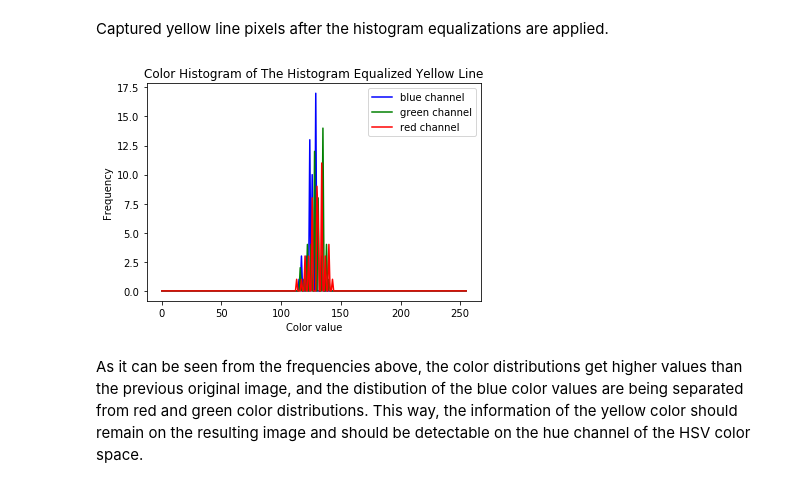
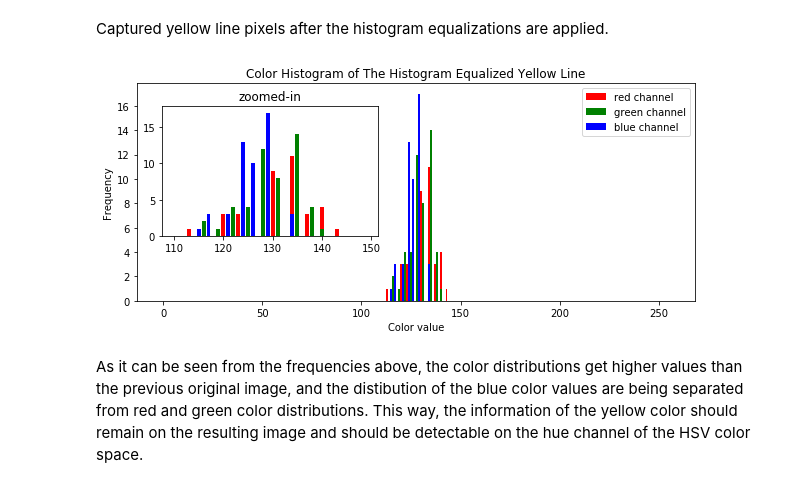
Before and after one commit to musa-atlihan/CarND-Advanced-Lane-Lines, a Jupyter notebook: challenge-illuminant-invariance-solution.ipynb, the cells around one changed output. Saved outputs shown, nothing was run; the diff lists cells and outputs as text; code cells hidden in the pictures.

```diff
--- a/challenge-illuminant-invariance-solution.ipynb
+++ b/challenge-illuminant-invariance-solution.ipynb
@@ -85,9 +85,10 @@ yellow_line_hist_b = cv2.calcHist([selected_yellow_pixels[:,:,0]],[0],None,[256]
 yellow_line_hist_g = cv2.calcHist([selected_yellow_pixels[:,:,1]],[0],None,[256],[0,256])
 yellow_line_hist_r = cv2.calcHist([selected_yellow_pixels[:,:,2]],[0],None,[256],[0,256])
 
-plt.plot(yellow_line_hist_b, color='blue', label='blue channel')
-plt.plot(yellow_line_hist_g, color='green', label='green channel')
-plt.plot(yellow_line_hist_r, color='red', label='red channel')
+intensity_x = np.arange(256)
+plt.bar(intensity_x, yellow_line_hist_r[:,0], color='red', label='red channel')
+plt.bar(intensity_x, yellow_line_hist_g[:,0], color='green', label='green channel')
+plt.bar(intensity_x, yellow_line_hist_b[:,0], color='blue', label='blue channel')
 plt.title('Color Histogram of The Yellow Line in Direct Sunlight')
 plt.ylabel('Frequency')
 plt.xlabel('Color value')
@@ -205,19 +214,26 @@ Captured yellow line pixels after the histogram equalizations are applied.
 # %%
 # plot the histogram
 histeq_hist_b = cv2.calcHist([selected_histeq_pixels[:,:,0]],[0],None,[256],[0,256])
 histeq_hist_g = cv2.calcHist([selected_histeq_pixels[:,:,1]],[0],None,[256],[0,256])
 histeq_hist_r = cv2.calcHist([selected_histeq_pixels[:,:,2]],[0],None,[256],[0,256])
 
-plt.plot(histeq_hist_b, color='blue', label='blue channel')
-plt.plot(histeq_hist_g, color='green', label='green channel')
-plt.plot(histeq_hist_r, color='red', label='red channel')
+plt.figure(figsize=(10,4))
+plt.bar(intensity_x, histeq_hist_r, color='red', label='red channel')
+plt.bar(intensity_x, histeq_hist_g, color='green', label='green channel')
+plt.bar(intensity_x, histeq_hist_b, color='blue', label='blue channel')
 plt.title('Color Histogram of The Histogram Equalized Yellow Line')
 plt.ylabel('Frequency')
 plt.xlabel('Color value')
 plt.legend(loc='upper right')
+left, bottom, width, height = [0.16, 0.35, 0.3, 0.45]
+plt.axes([left, bottom, width, height])
+plt.bar(intensity_x[110:150], histeq_hist_r[110:150], color='red', label='red channel')
+plt.bar(intensity_x[110:150], histeq_hist_g[110:150], color='green', label='green channel')
+plt.bar(intensity_x[110:150], histeq_hist_b[110:150], color='blue', label='blue channel')
+plt.title('zoomed-in')
 plt.show()
 # %% [output]
-[figure, old version]
+[figure, new version]
 # %% [markdown]
 As it can be seen from the frequencies above, the color distributions get higher values than the previous original image, and the distibution of the blue color values are being separated from red and green color distributions. This way, the information of the yellow color should remain on the resulting image and should be detectable on the hue channel of the HSV color space.
 # %%
```
Also changed, not shown: parts of 6 cells of this notebook.
